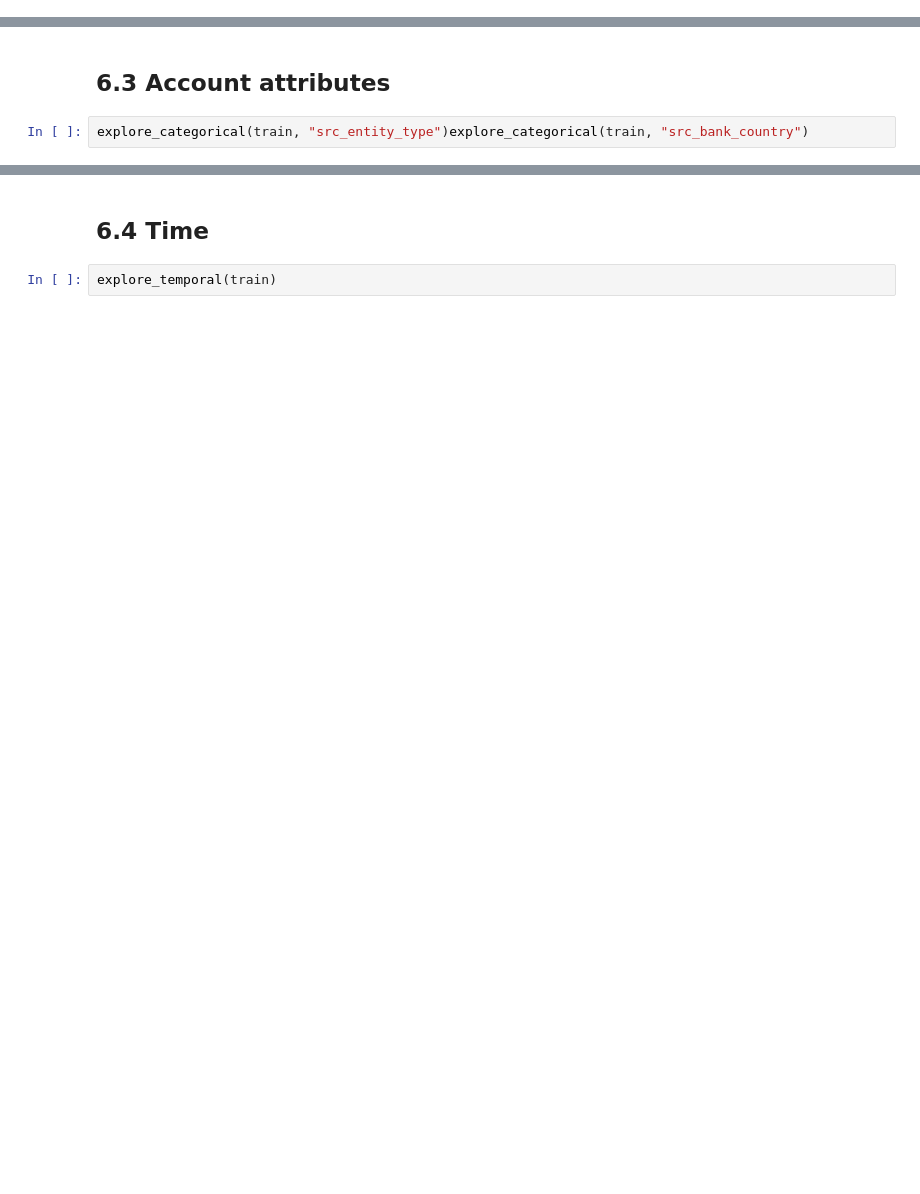
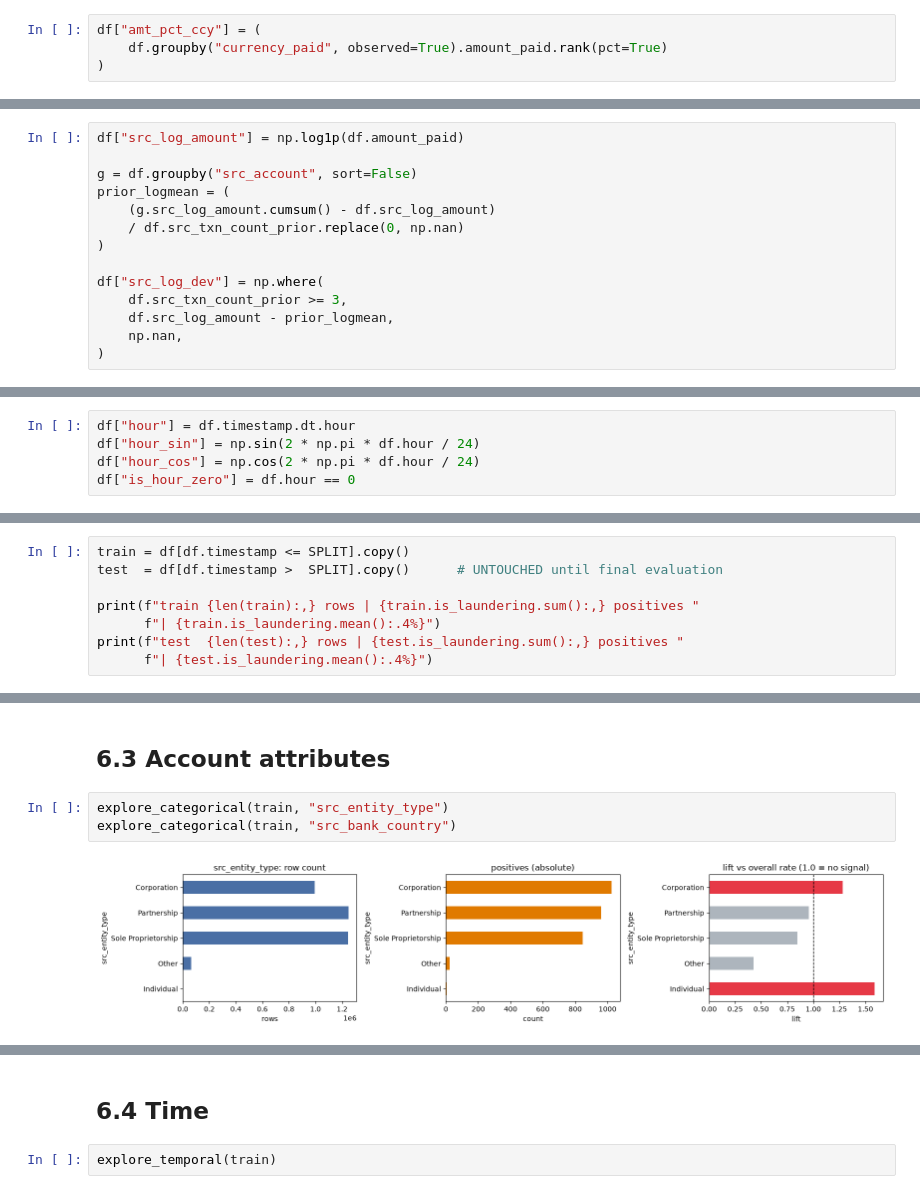
Before and after one commit to Rutu-RD/aml-transaction-detection, a Jupyter notebook: notebooks/01_eda_final.ipynb, the cells around one changed output, grey strips where cells are left out. Drawn from its saved outputs; the diff is of its cells as text; blank space fills up the shorter version.

```diff
--- a/notebooks/01_eda_final.ipynb
+++ b/notebooks/01_eda_final.ipynb
@@ -40,0 +223,4 @@ train = df[df.timestamp <= SPLIT].copy()test  = df[df.timestamp >  SPLIT].copy()
+# %%
+df["amt_pct_ccy"] = (
+    df.groupby("currency_paid", observed=True).amount_paid.rank(pct=True)
+)
@@ -40,0 +253,14 @@ train = df[df.timestamp <= SPLIT].copy()test  = df[df.timestamp >  SPLIT].copy()
+# %%
+df["src_log_amount"] = np.log1p(df.amount_paid)
+
+g = df.groupby("src_account", sort=False)
+prior_logmean = (
+    (g.src_log_amount.cumsum() - df.src_log_amount)
+    / df.src_txn_count_prior.replace(0, np.nan)
+)
+
+df["src_log_dev"] = np.where(
+    df.src_txn_count_prior >= 3,
+    df.src_log_amount - prior_logmean,
+    np.nan,
+)
@@ -40,0 +275,5 @@ train = df[df.timestamp <= SPLIT].copy()test  = df[df.timestamp >  SPLIT].copy()
+# %%
+df["hour"] = df.timestamp.dt.hour
+df["hour_sin"] = np.sin(2 * np.pi * df.hour / 24)
+df["hour_cos"] = np.cos(2 * np.pi * df.hour / 24)
+df["is_hour_zero"] = df.hour == 0
@@ -40,0 +286,8 @@ train = df[df.timestamp <= SPLIT].copy()test  = df[df.timestamp >  SPLIT].copy()
+# %%
+train = df[df.timestamp <= SPLIT].copy()
+test  = df[df.timestamp >  SPLIT].copy()      # UNTOUCHED until final evaluation
+
+print(f"train {len(train):,} rows | {train.is_laundering.sum():,} positives "
+      f"| {train.is_laundering.mean():.4%}")
+print(f"test  {len(test):,} rows | {test.is_laundering.sum():,} positives "
+      f"| {test.is_laundering.mean():.4%}")
@@ -65,4 +450,7 @@ usd = train[train.currency_paid == "US Dollar"]usd.groupby("is_laundering").amou
 # %% [markdown]
 ## 6.3 Account attributes
 # %%
-explore_categorical(train, "src_entity_type")explore_categorical(train, "src_bank_country")
+explore_categorical(train, "src_entity_type")
+explore_categorical(train, "src_bank_country")
+# %% [output]
+[figure, added]
```
Also changed, not shown: parts of 57 cells of this notebook, 27 other files.
